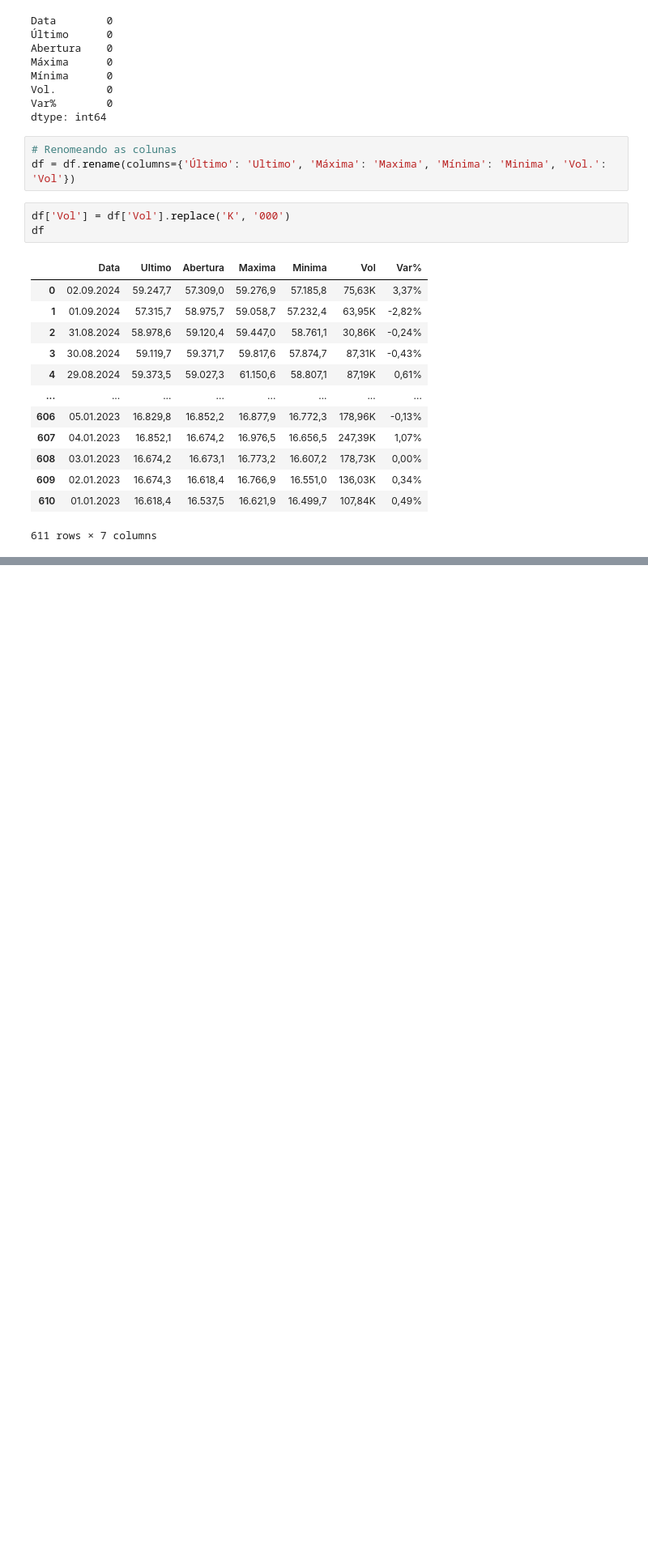
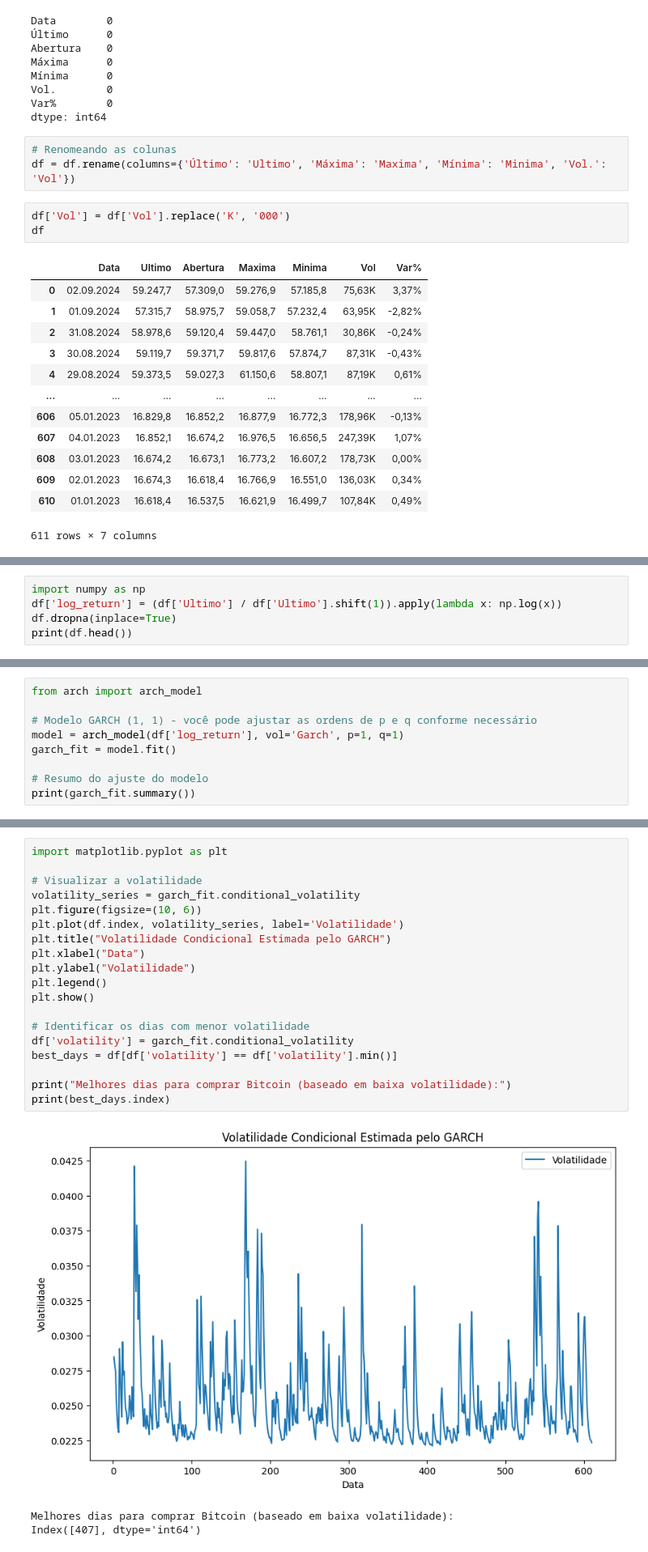
Before and after one commit to Edustn/modulo-7, a Jupyter notebook: atividade_1/src/main.ipynb, the cells around one changed output, grey strips where cells are left out. Shown at 81% size. Drawn from its saved outputs; the diff is of its cells as text; blank space fills up the shorter version.

```diff
--- a/atividade_1/src/main.ipynb
+++ b/atividade_1/src/main.ipynb
@@ -159,0 +213,5 @@ df
+# %%
+import numpy as np
+df['log_return'] = (df['Ultimo'] / df['Ultimo'].shift(1)).apply(lambda x: np.log(x))
+df.dropna(inplace=True)
+print(df.head())
@@ -159,0 +225,9 @@ df
+# %%
+from arch import arch_model
+
+# Modelo GARCH (1, 1) - você pode ajustar as ordens de p e q conforme necessário
+model = arch_model(df['log_return'], vol='Garch', p=1, q=1)
+garch_fit = model.fit()
+
+# Resumo do ajuste do modelo
+print(garch_fit.summary())
@@ -159,0 +277,23 @@ df
+# %%
+import matplotlib.pyplot as plt
+
+# Visualizar a volatilidade
+volatility_series = garch_fit.conditional_volatility
+plt.figure(figsize=(10, 6))
+plt.plot(df.index, volatility_series, label='Volatilidade')
+plt.title("Volatilidade Condicional Estimada pelo GARCH")
+plt.xlabel("Data")
+plt.ylabel("Volatilidade")
+plt.legend()
+plt.show()
+
+# Identificar os dias com menor volatilidade
+df['volatility'] = garch_fit.conditional_volatility
+best_days = df[df['volatility'] == df['volatility'].min()]
+
+print("Melhores dias para comprar Bitcoin (baseado em baixa volatilidade):")
+print(best_days.index)
+# %% [output]
+[figure, added]
+Melhores dias para comprar Bitcoin (baseado em baixa volatilidade):
+Index([407], dtype='int64')
```
Also changed, not shown: parts of 12 cells of this notebook.
